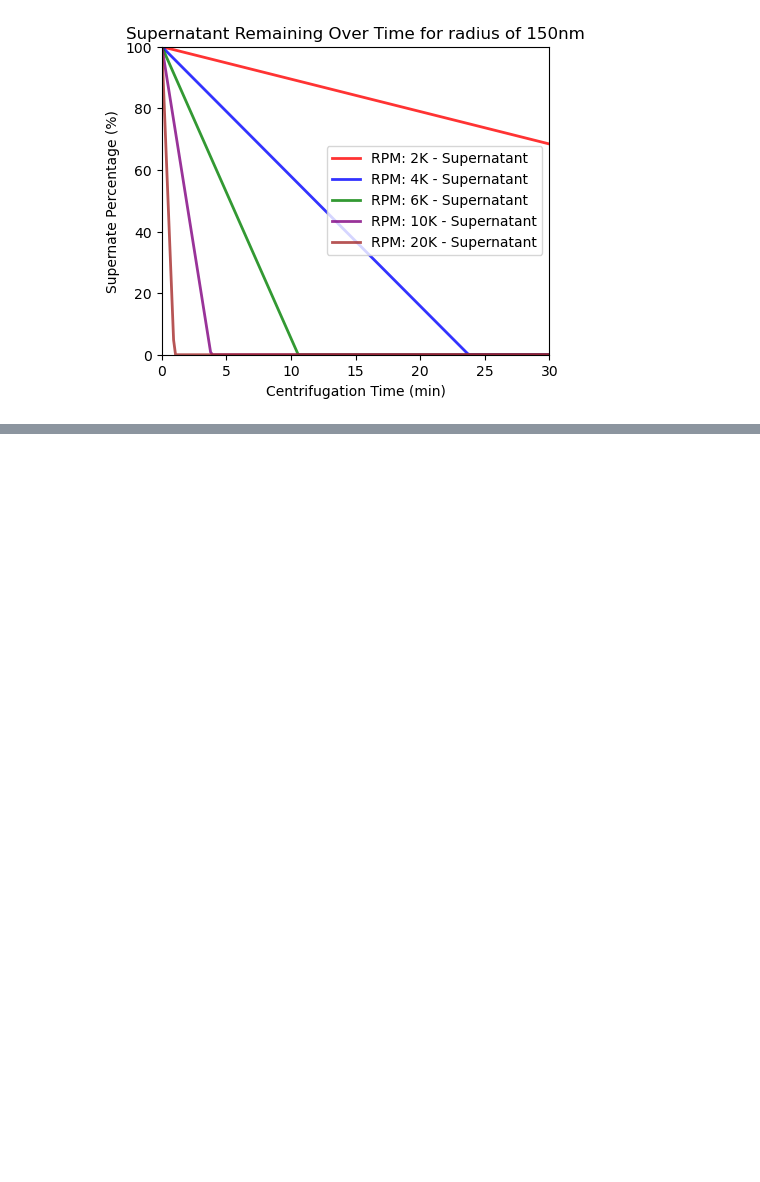
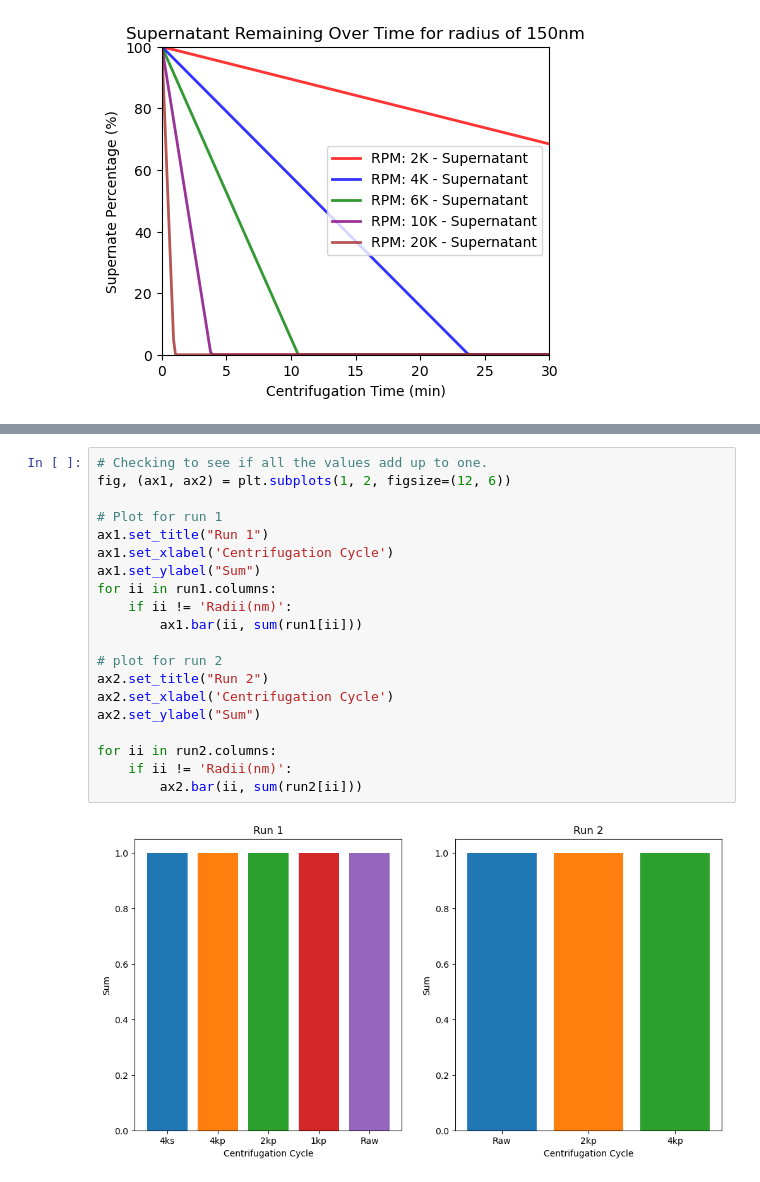
Before and after one commit to williammcmp/Nano-Particle-Playground, a Jupyter notebook: Centrifugation Model.ipynb, the cells around one changed output, grey strips where cells are left out. Drawn from its saved outputs; the diff is of its cells as text; blank space fills up the shorter version.

```diff
--- a/Centrifugation Model.ipynb
+++ b/Centrifugation Model.ipynb
@@ -356,0 +340,22 @@ ax.legend()
+# %%
+# Checking to see if all the values add up to one.
+fig, (ax1, ax2) = plt.subplots(1, 2, figsize=(12, 6))
+
+# Plot for run 1
+ax1.set_title("Run 1")
+ax1.set_xlabel('Centrifugation Cycle')
+ax1.set_ylabel("Sum")
+for ii in run1.columns:
+    if ii != 'Radii(nm)':
+        ax1.bar(ii, sum(run1[ii]))
+
+# plot for run 2
+ax2.set_title("Run 2")
+ax2.set_xlabel('Centrifugation Cycle')
+ax2.set_ylabel("Sum")
+
+for ii in run2.columns:
+    if ii != 'Radii(nm)':
+        ax2.bar(ii, sum(run2[ii]))
+# %% [output]
+[figure, added]
```
Also changed, not shown: parts of 30 cells of this notebook.
